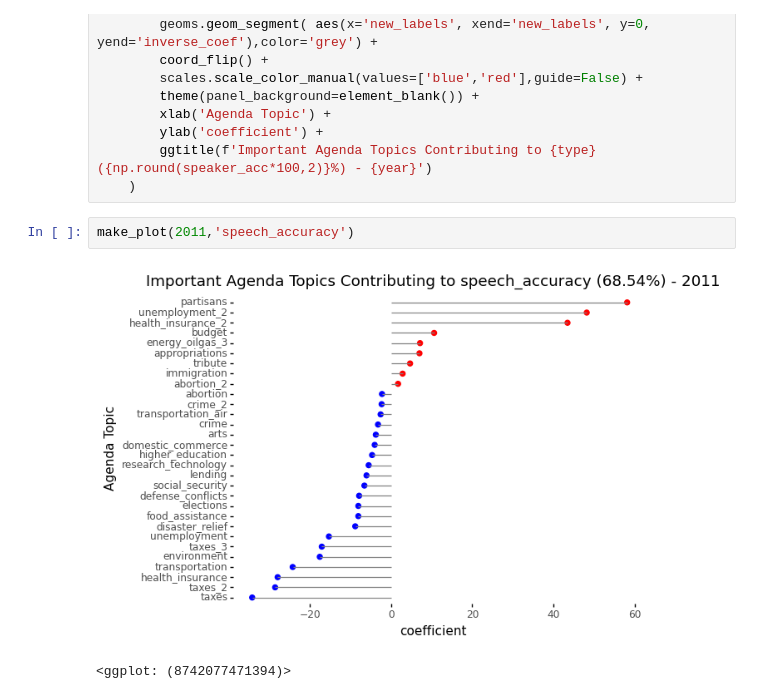
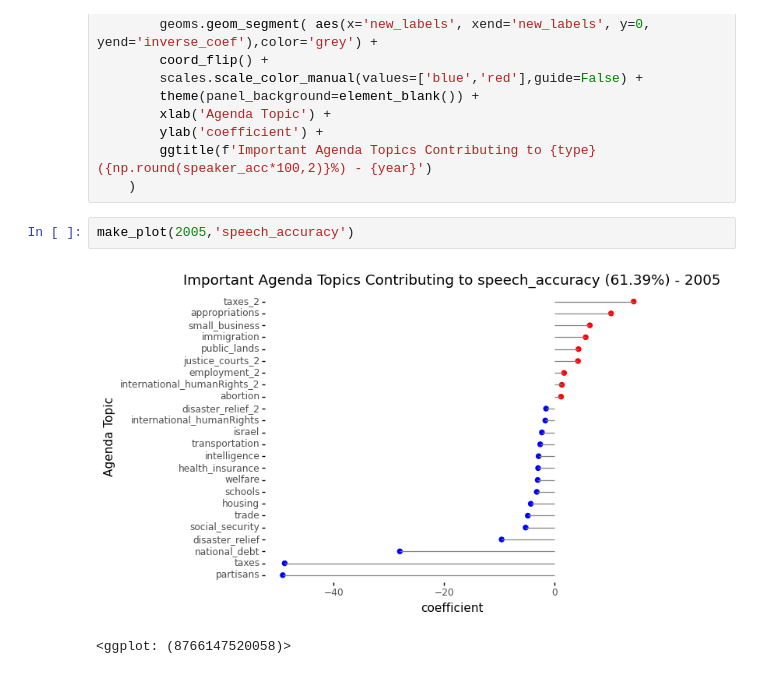
Before and after one commit to JM-Pearl/Dissertation, a Jupyter notebook: Evaluating_predictive_coefs.ipynb, the cells around one changed output. Saved outputs shown, nothing was run; the diff lists cells and outputs as text.

```diff
--- a/Evaluating_predictive_coefs.ipynb
+++ b/Evaluating_predictive_coefs.ipynb
@@ -72,7 +72,7 @@ def make_plot(year,type='speaker_accuracy'):
         ggtitle(f'Important Agenda Topics Contributing to {type} ({np.round(speaker_acc*100,2)}%) - {year}')
     )
 # %%
-make_plot(2011,'speech_accuracy')
+make_plot(2005,'speech_accuracy')
 # %% [output]
-[figure, old version]
+[figure, new version]
-<ggplot: (8742077471394)>
+<ggplot: (8766147520058)>
```
Also changed, not shown: parts of 2 cells of this notebook, 1 other file.
